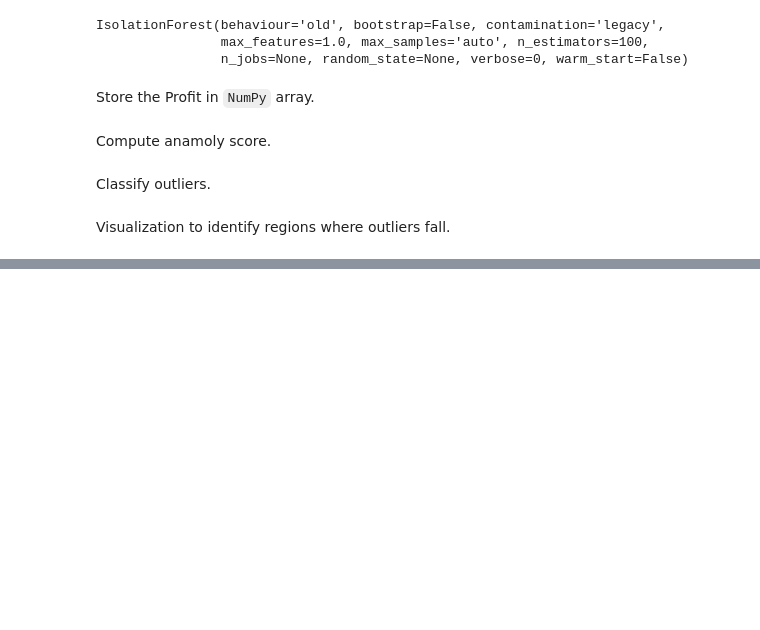
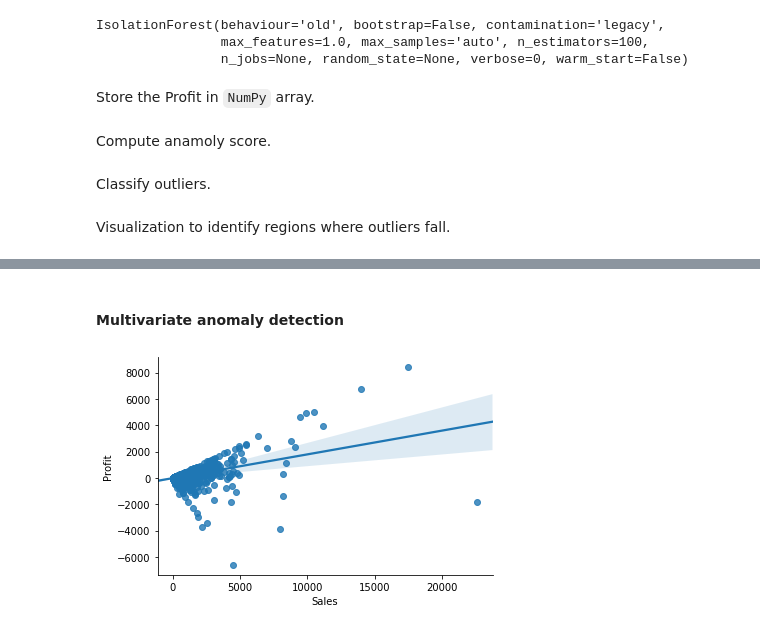
Before and after one commit to harshildarji/Machine-Learning, a Jupyter notebook: Miscellaneous/anomaly_detection.ipynb, the cells around one changed output, grey strips where cells are left out. Drawn from its saved outputs; the diff is of its cells as text; code cells hidden in the pictures; blank space fills up the shorter version.

Commit message:
Anomaly Detection

```diff
--- a/Miscellaneous/anomaly_detection.ipynb
+++ b/Miscellaneous/anomaly_detection.ipynb
@@ -165,0 +177,7 @@ plt.xlabel('Profit');
+# %% [markdown]
+#### Multivariate anomaly detection
+# %%
+sns.regplot(x='Sales', y='Profit', data=df)
+sns.despine();
+# %% [output]
+[figure, added]
```
Also changed, not shown: parts of 24 cells of this notebook.
